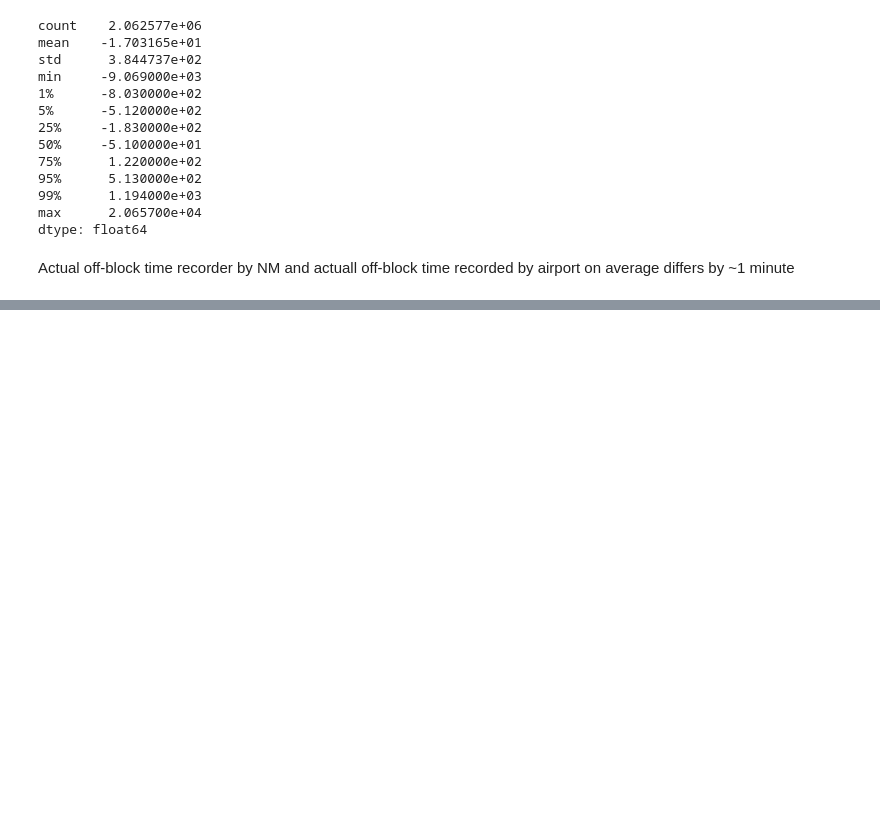
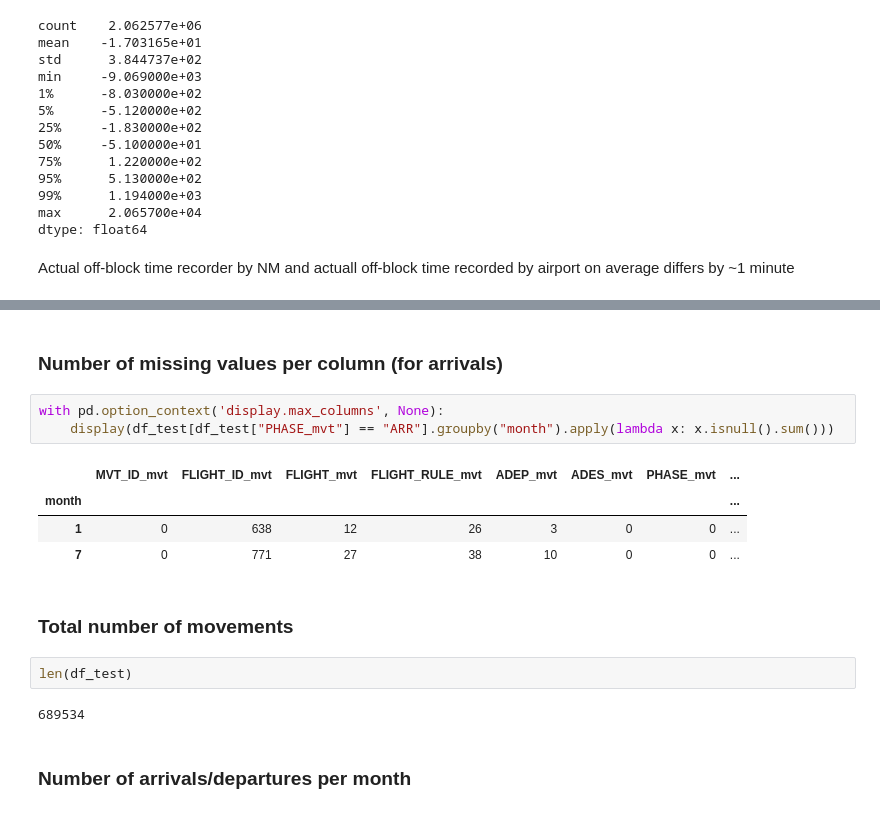
Before and after one commit to elna4os/prc_2026, a Jupyter notebook: notebooks/EDA.ipynb, the cells around one changed output, grey strips where cells are left out. Drawn from its saved outputs; the diff is of its cells as text; blank space fills up the shorter version.

```diff
--- a/notebooks/EDA.ipynb
+++ b/notebooks/EDA.ipynb
@@ -779,0 +901,18 @@ Actual off-block time recorder by NM and actuall off-block time recorded by airp
+# %% [markdown]
+### Number of missing values per column (for arrivals)
+# %%
+with pd.option_context('display.max_columns', None):
+    display(df_test[df_test["PHASE_mvt"] == "ARR"].groupby("month").apply(lambda x: x.isnull().sum()))
+# %% [output]
+|  | MVT_ID_mvt | FLIGHT_ID_mvt | FLIGHT_mvt | FLIGHT_RULE_mvt | ADEP_mvt | ADES_mvt | PHASE_mvt | ... |
+| month |  |  |  |  |  |  |  | ... |
+| 1 | 0 | 638 | 12 | 26 | 3 | 0 | 0 | ... |
+| 7 | 0 | 771 | 27 | 38 | 10 | 0 | 0 | ... |
+# %% [markdown]
+### Total number of movements
+# %%
+len(df_test)
+# %% [output]
+689534
+# %% [markdown]
+### Number of arrivals/departures per month
```
Also changed, not shown: parts of 68 cells of this notebook.
